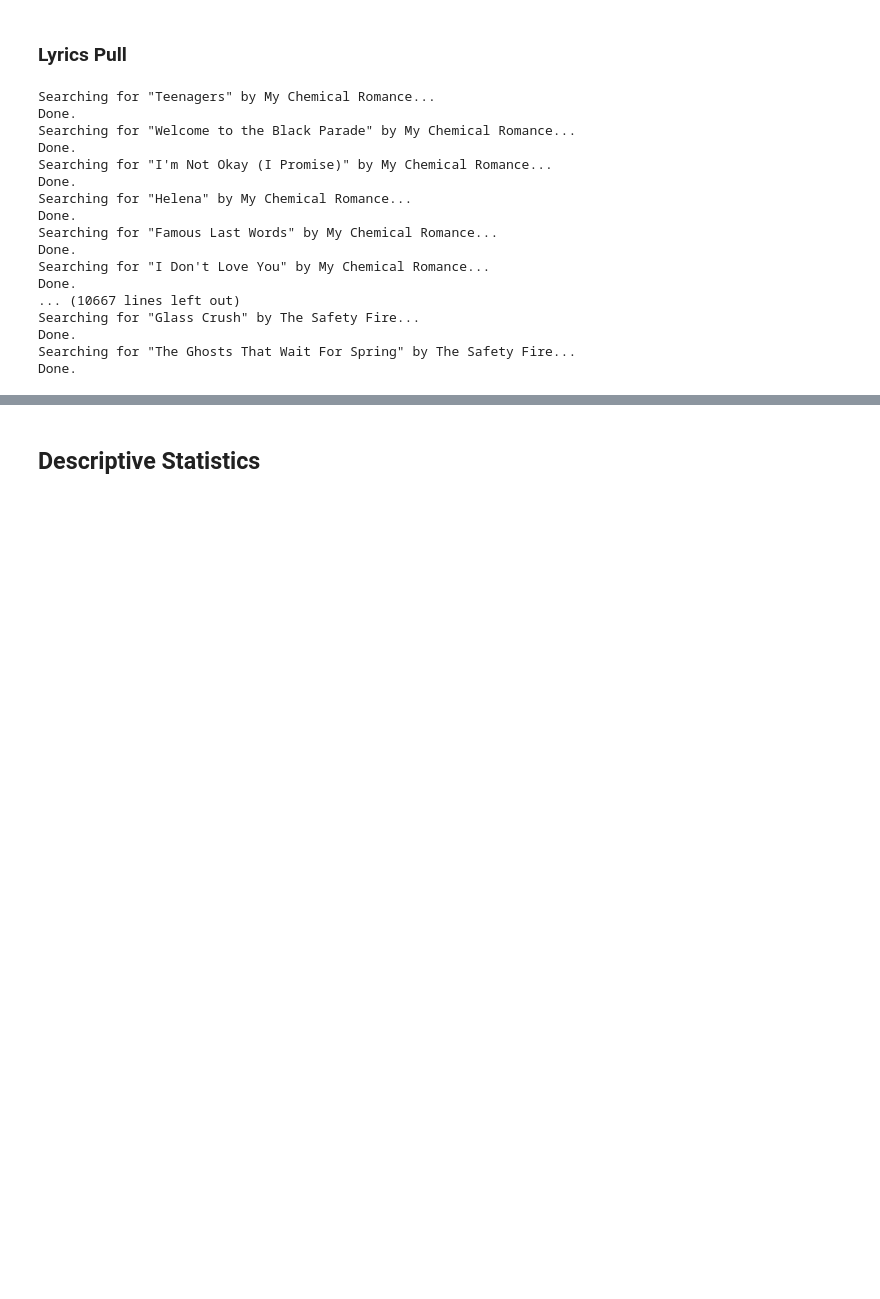
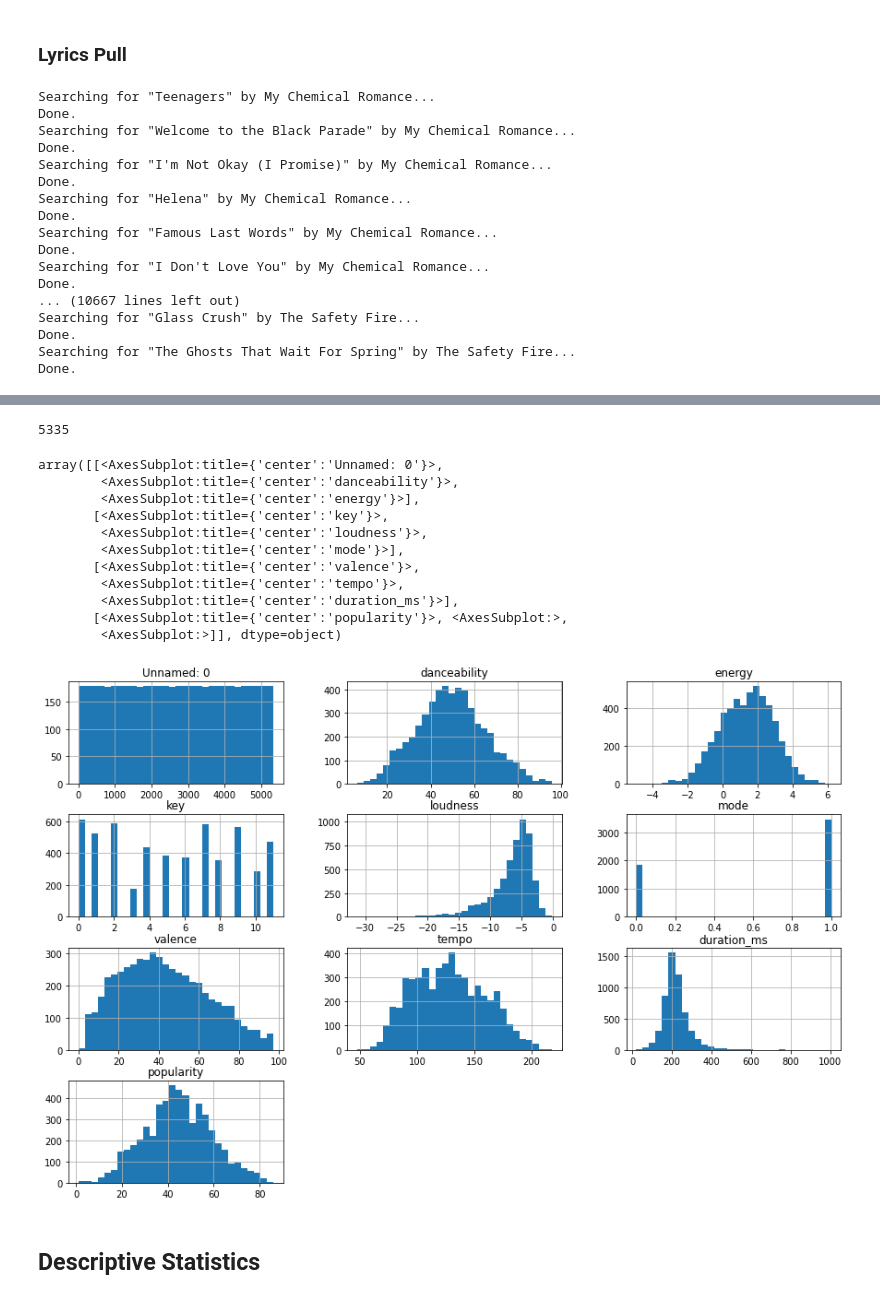
Before and after one commit to JackClough18/Capstone, a Jupyter notebook: Spotify_Dataset.ipynb, the cells around one changed output, grey strips where cells are left out. Cells and saved outputs as stored; diff of their text form; code cells hidden in the pictures; blank space fills up the shorter version.

```diff
--- a/Spotify_Dataset.ipynb
+++ b/Spotify_Dataset.ipynb
@@ -407,5 +330,26 @@ final_df
 # %%
 final_df.to_csv('songs_df.csv')
+# %%
+d = pd.read_csv('songs_df.csv')
+# %%
+len(d)
+# %% [output]
+5335
+# %%
+d.hist(bins=30, figsize=(15, 10))
+# %% [output]
+array([[<AxesSubplot:title={'center':'Unnamed: 0'}>,
+        <AxesSubplot:title={'center':'danceability'}>,
+        <AxesSubplot:title={'center':'energy'}>],
+       [<AxesSubplot:title={'center':'key'}>,
+        <AxesSubplot:title={'center':'loudness'}>,
+        <AxesSubplot:title={'center':'mode'}>],
+       [<AxesSubplot:title={'center':'valence'}>,
+        <AxesSubplot:title={'center':'tempo'}>,
+        <AxesSubplot:title={'center':'duration_ms'}>],
+       [<AxesSubplot:title={'center':'popularity'}>, <AxesSubplot:>,
+        <AxesSubplot:>]], dtype=object)
+[figure, added]
 # %% [markdown]
 ## Descriptive Statistics
 # %% [markdown]
```
Also changed, not shown: parts of 23 cells of this notebook, 4 other files.
